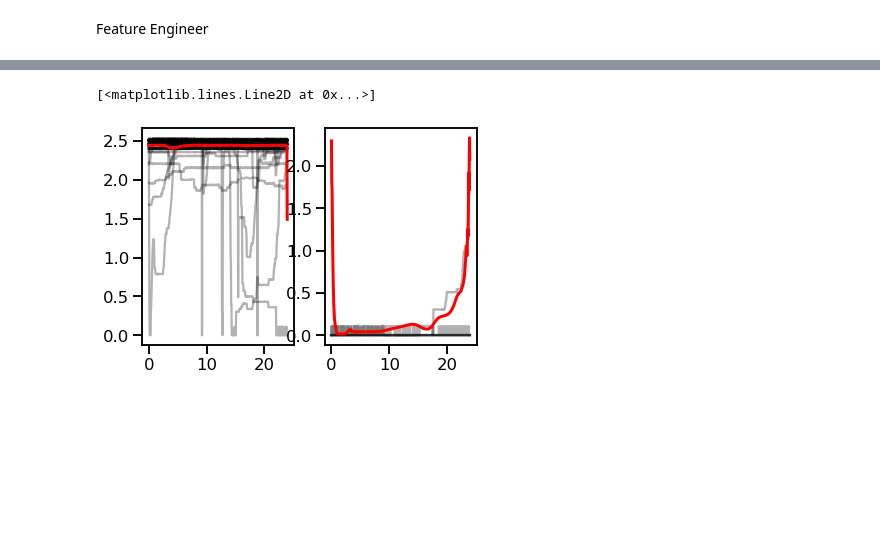
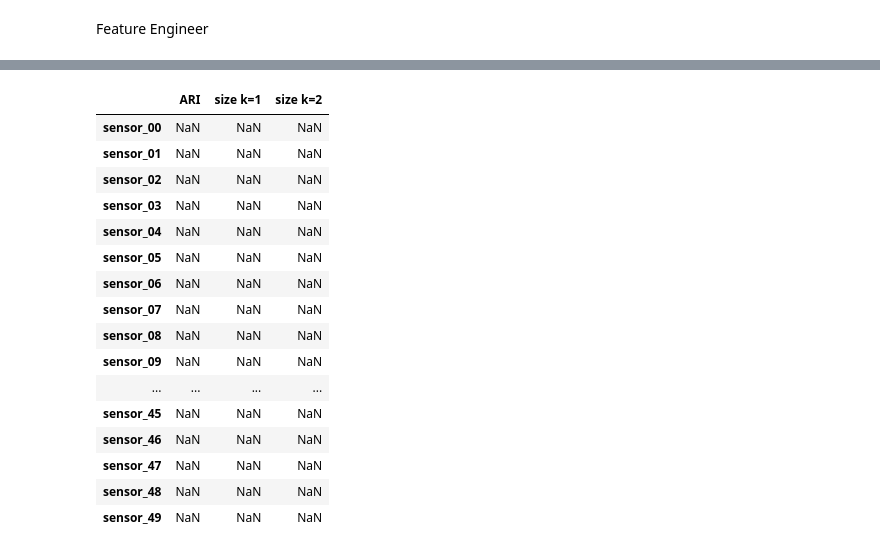
Before and after one commit to NicolaRonzoni/System-for-anomaly-detection, a Jupyter notebook: Time series.ipynb, the cells around one changed output, grey strips where cells are left out. Cells and saved outputs as stored; diff of their text form; code cells hidden in the pictures; blank space fills up the shorter version.

```diff
--- a/Time series.ipynb
+++ b/Time series.ipynb
@@ -711,15 +533,23 @@ len(result_00[3])
-# %%
-x=np.arange(0,24,0.05)
-len(x)
-#plt.figure(figsize=(35,30))
-plt.subplot(1,2,1)
-for i in range(len(result_00[3])):
-    plt.plot(x,result_00[3][i],'k-',alpha=0.3)
-plt.plot(x,centroid1,'r',linewidth=3)
-plt.subplot(1,2,2)
-for i in range(len(result_00[4])):
-    plt.plot(x,result_00[4][i],'k-',alpha=0.3)
-plt.plot(x,centroid2,'r',linewidth=3)
-# %% [output]
-[<matplotlib.lines.Line2D at 0x...>]
-[figure, removed]
+# %%
+result=pd.DataFrame(data=None, columns=['ARI','size k=1','size k=2'],index=df1.columns)
+result=result[:-1]
+# %%
+result
+# %% [output]
+|  | ARI | size k=1 | size k=2 |
+| sensor_00 | NaN | NaN | NaN |
+| sensor_01 | NaN | NaN | NaN |
+| sensor_02 | NaN | NaN | NaN |
+| sensor_03 | NaN | NaN | NaN |
+| sensor_04 | NaN | NaN | NaN |
+| sensor_05 | NaN | NaN | NaN |
+| sensor_06 | NaN | NaN | NaN |
+| sensor_07 | NaN | NaN | NaN |
+| sensor_08 | NaN | NaN | NaN |
+| sensor_09 | NaN | NaN | NaN |
+| ... | ... | ... | ... |
+| sensor_45 | NaN | NaN | NaN |
+| sensor_46 | NaN | NaN | NaN |
+| sensor_47 | NaN | NaN | NaN |
+| sensor_48 | NaN | NaN | NaN |
+| sensor_49 | NaN | NaN | NaN |
```
Also changed, not shown: parts of 26 cells of this notebook.
